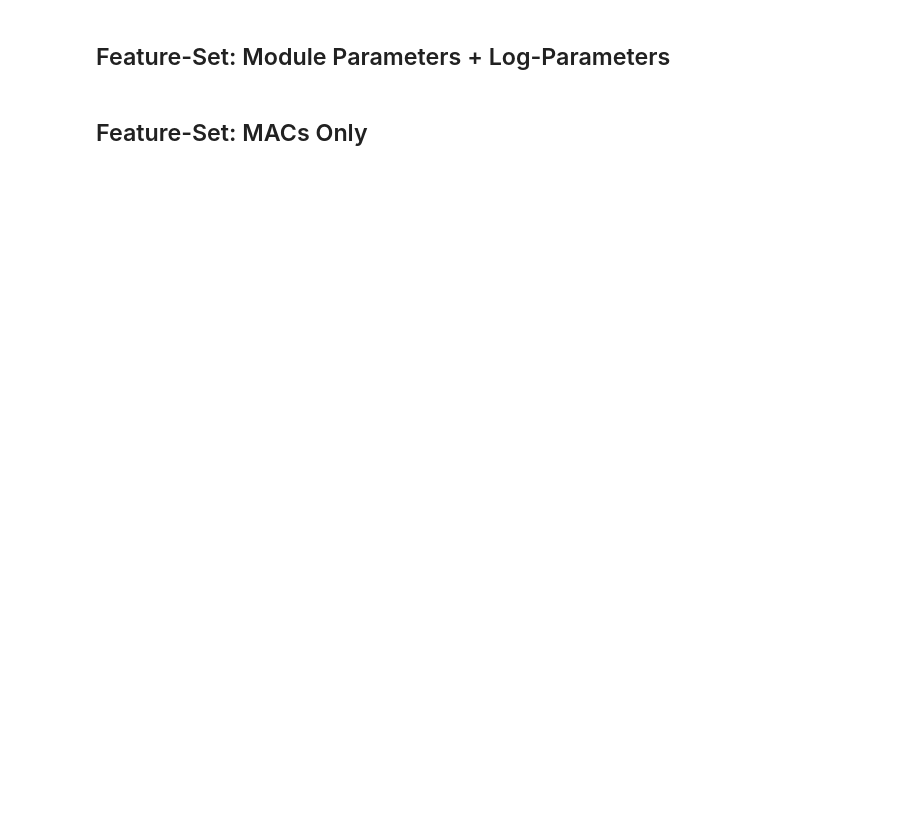
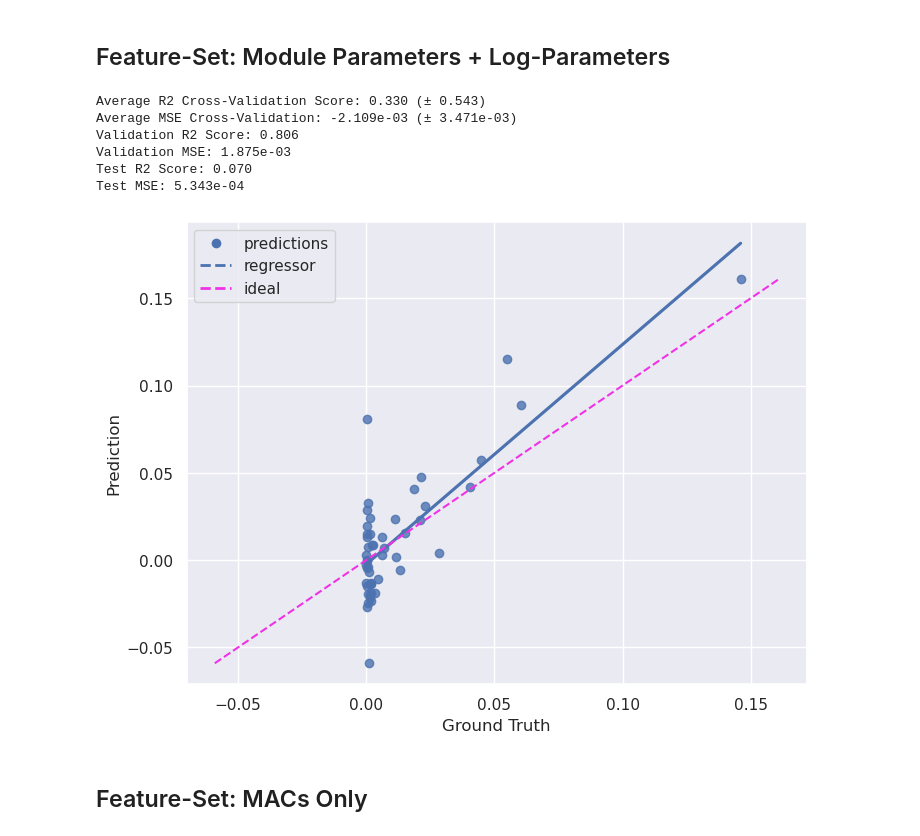
Before and after one commit to JohannesGetzner/dl-energy-estimator, a Jupyter notebook: experiments/feature_sets_analysis/feature-sets-analysis-Conv2d.ipynb, the cells around one changed output. Cells and saved outputs as stored; diff of their text form; code cells hidden in the pictures; blank space fills up the shorter version.

```diff
--- a/experiments/feature_sets_analysis/feature-sets-analysis-Conv2d.ipynb
+++ b/experiments/feature_sets_analysis/feature-sets-analysis-Conv2d.ipynb
@@ -44,16 +57,24 @@ estimates['param'] = y_hat
 # %%
 data_linear_with_log, param_cols_with_log = compute_log_transformed_features(data, param_cols)
 dfs = split_data_set(data_linear_with_log, param_cols_with_log, SEED)
 transformers_dict = {
-    "x_preprocessors": [PolynomialFeatures(degree=2, interaction_only=True)],
+    "x_preprocessors": [PolynomialFeatures(degree=3, interaction_only=True)],
     "y_preprocessor": MinMaxScaler()
 }
 dfs, _ = apply_data_transforms(dfs, transformers_dict)
 model, *_ = fit_model(Lasso(max_iter=int(1e5)), dfs["x_train"], dfs["y_train"], dfs["x_val"], dfs["y_val"], plot_results=False)
 y_hat, *_ = test_model(model,dfs["x_test"],dfs["y_test"],plot_results=True)
 # save model & estimates
 models['param_log_param'] = model
 estimates['param_log_param'] = y_hat
+# %% [output]
+Average R2 Cross-Validation Score: 0.330 (± 0.543)
+Average MSE Cross-Validation: -2.109e-03 (± 3.471e-03)
+Validation R2 Score: 0.806
+Validation MSE: 1.875e-03
+Test R2 Score: 0.070
+Test MSE: 5.343e-04
+[figure, added]
 # %% [markdown]
 ## Feature-Set: MACs Only
 # %%
```
Also changed, not shown: parts of 7 cells of this notebook, 11 other files.
